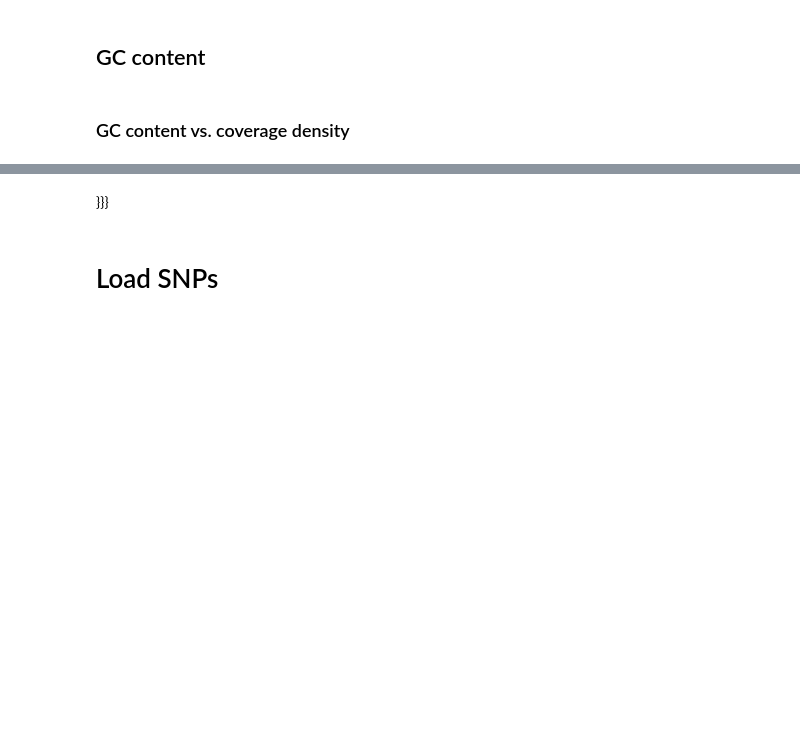
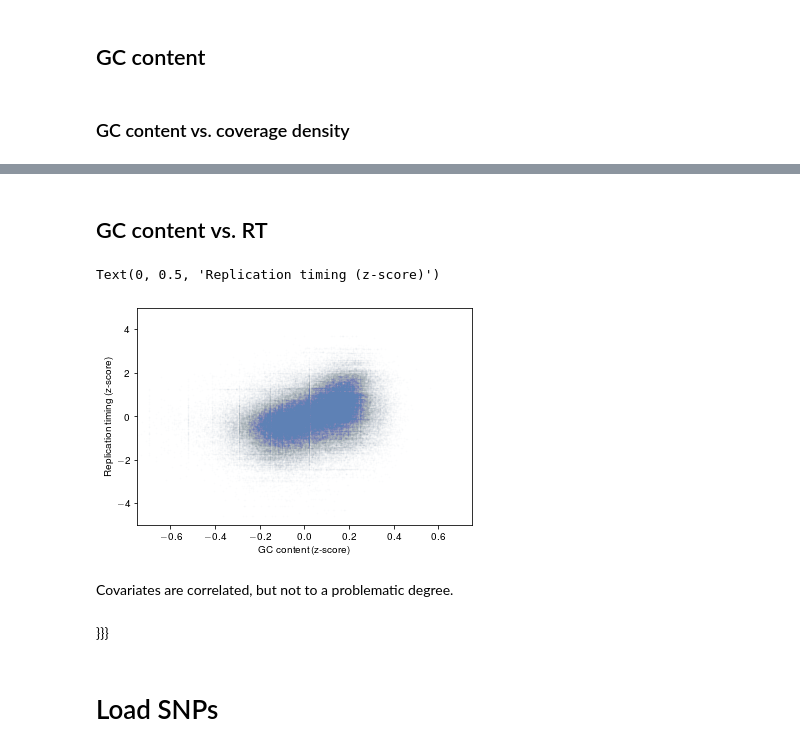
Before and after one commit to getzlab/HapASeg, a Jupyter notebook: 70_coverage.ipynb, the cells around one changed output, grey strips where cells are left out. Drawn from its saved outputs; the diff is of its cells as text; code cells hidden in the pictures; blank space fills up the shorter version.

```diff
--- a/70_coverage.ipynb
+++ b/70_coverage.ipynb
@@ -70,3 +83,17 @@ plt.ylim([0,600]);
+# %% [markdown]
+## GC content vs. RT
+# %%
+plt.figure(12); plt.clf()
+plt.scatter(Cov["C_GC_z"], Cov["C_RT_z"], alpha = 0.01, s = 1)
+plt.xlim([-0.75, 0.75])
+plt.ylim([-5, 5])
+plt.xlabel("GC content (z-score)")
+plt.ylabel("Replication timing (z-score)")
+# %% [output]
+Text(0, 0.5, 'Replication timing (z-score)')
+[figure, added]
+# %% [markdown]
+Covariates are correlated, but not to a problematic degree.
 # %% [markdown]
 }}}
 # %% [markdown]
```
Also changed, not shown: parts of 18 cells of this notebook.
